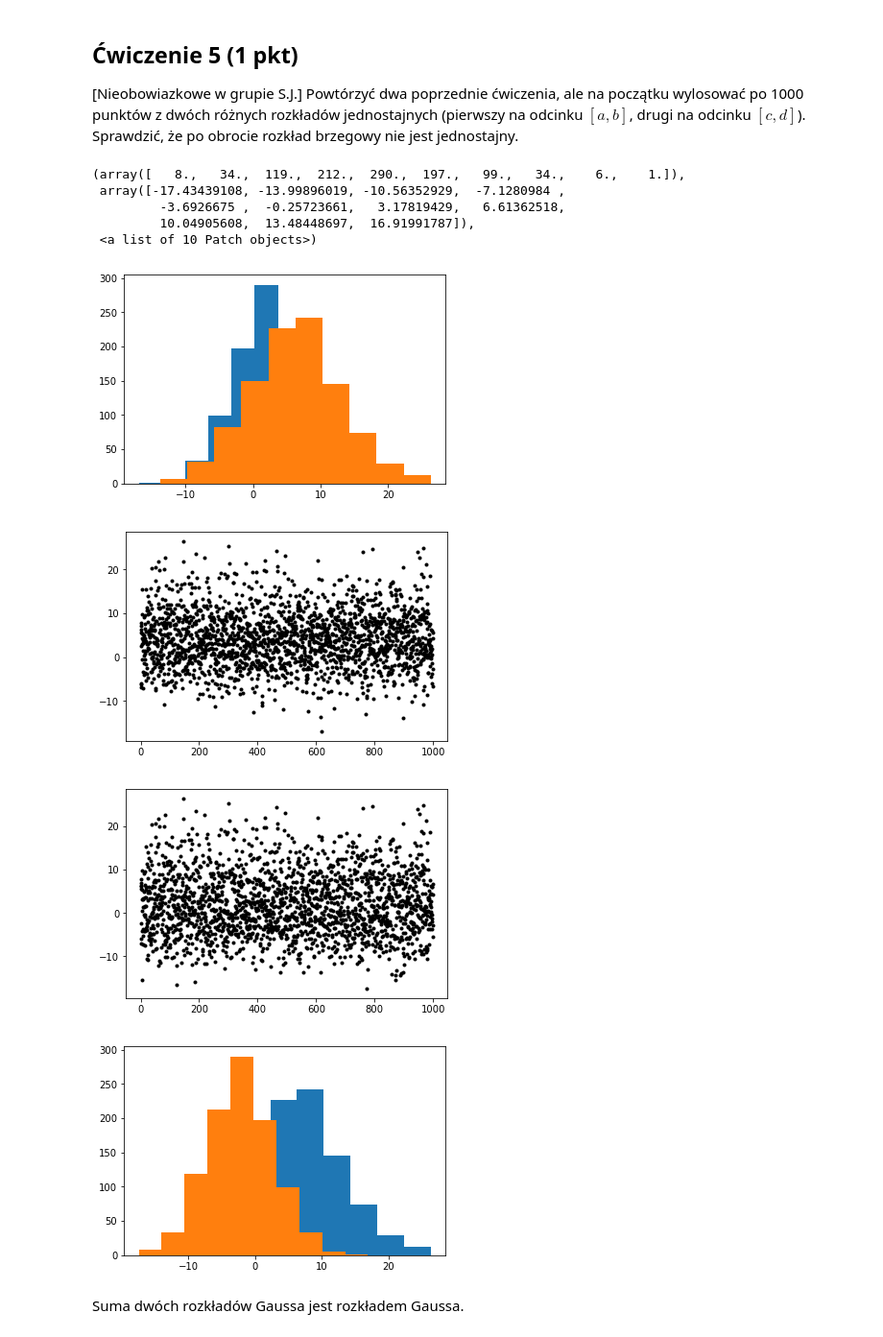
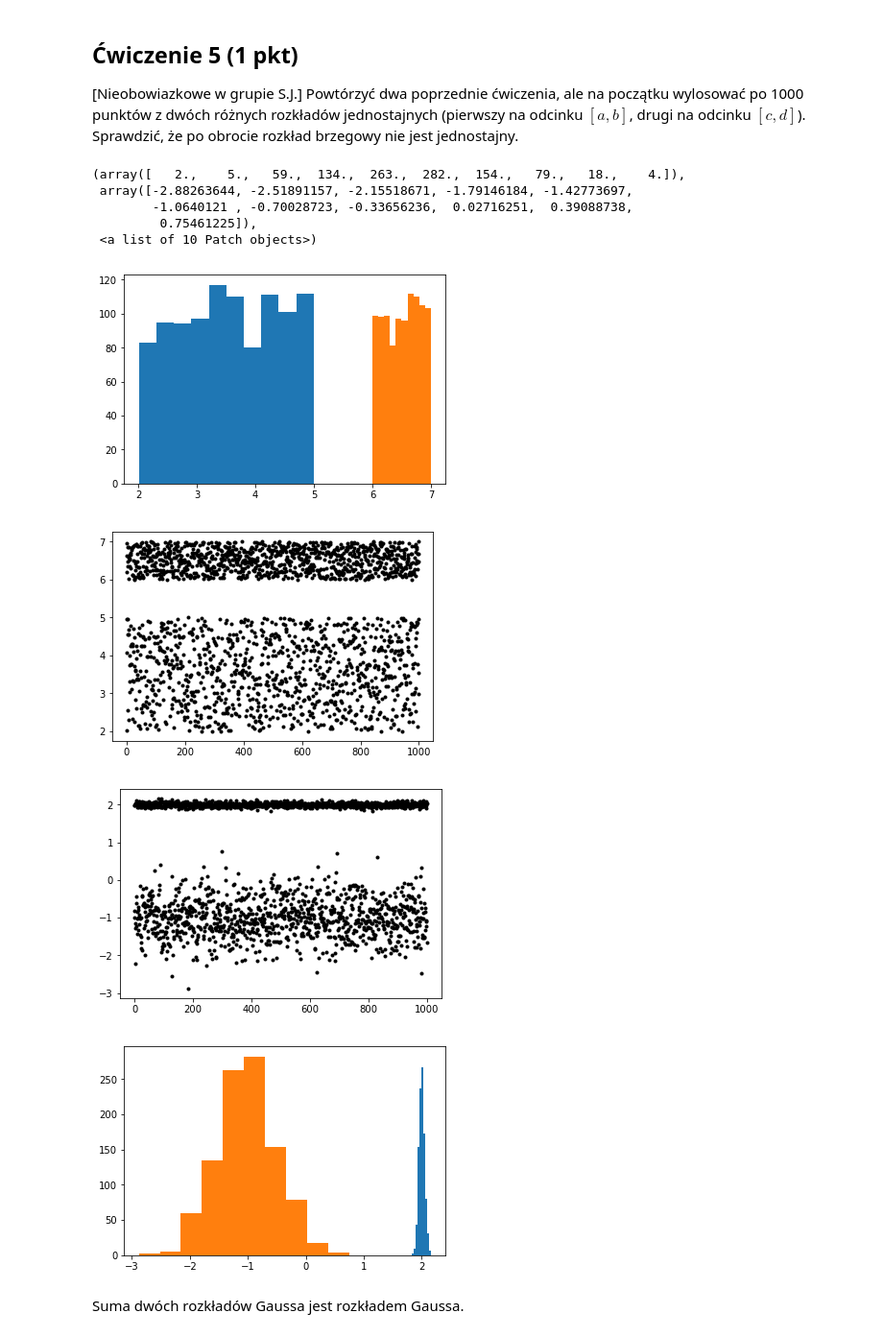
Before and after one commit to anyashka/MachineLearningUJ, a Jupyter notebook: L2b.ipynb, the cells around one changed output. Shown at 96% size. Drawn from its saved outputs; the diff is of its cells as text; code cells hidden in the pictures.

```diff
--- a/L2b.ipynb
+++ b/L2b.ipynb
@@ -134,8 +180,8 @@ Rozkład Gaussa można przesuwać, obracać i rozciągać (transformacje afinicz
 [Nieobowiazkowe w grupie S.J.] Wylosować dwie serie po 1000 punktów z dwóch różnych jednowymiarowych rozkładów Gaussa. Narysować histogramy. Następnie umieścić wyniki w tabeli 1000 na 2 i narysować rozkład produktowy (zaznaczyć wylosowane pary punktów na płaszczyźnie).
 # %%
 # spodziewany wynik - elipsa o osiach ustawionych równolegle do osi układu współrzędnych
-p1 = np.random.normal(0.0, 1.0, 1000)
-p2 = np.random.normal(0.0, 1.0, 1000)
+p1 = np.random.normal(1.0, 0.5, 1000)
+p2 = np.random.normal(2.0, 0.05, 1000)
 
 plt.figure()
 plt.hist(p1)
@@ -170,7 +216,7 @@ Narysować histogramy rozkładów brzegowych (czyli wziąć pierwszą współrz
 
 alpha = np.pi/2
 matrix = [[np.cos(alpha), -np.sin(alpha)], [np.sin(alpha), np.cos(alpha)]]
-table_new = np.dot(table, matrix)
+table_new = [np.dot(v, matrix) for v in table]
 plt.figure()
 plt.plot(table_new, marker='.', color='k', linestyle='none')
 
@@ -193,36 +239,36 @@ plt.hist(yh)
 [Nieobowiazkowe w grupie S.J.] Powtórzyć dwa poprzednie ćwiczenia, ale na początku wylosować po 1000 punktów z dwóch różnych rozkładów jednostajnych (pierwszy na odcinku $[a, b]$, drugi na odcinku $[c, d]$). Sprawdzić, że po obrocie rozkład brzegowy nie jest jednostajny.
 # %%
 # Spodziewany efekt - rozkład brzegowy ma kształt trapezu.
-pa = np.random.normal(2.0, 5.0, 1000)
-pc = np.random.normal(6.0, 7.0, 1000)
+pa = np.random.uniform(2.0, 5.0, 1000)
+pc = np.random.uniform(6.0, 7.0, 1000)
 
 plt.figure()
 plt.hist(pa)
 plt.hist(pc)
 
 plt.figure()
 table2 = [(pa[i], pc[i]) for i in range(0, len(pa))]
 plt.plot(table2, marker='.', color='k', linestyle='none')
 
-table_new2 = np.dot(table2, matrix)
+table_new2 = [np.dot(v, matrix) for v in table]
 plt.figure()
 plt.plot(table_new2, marker='.', color='k', linestyle='none')
 
 xh2 = [table_new2[i][0] for i in range(0, len(table_new))]
 yh2 = [table_new2[i][1] for i in range(0, len(table_new))]
 plt.figure()
 plt.hist(xh2)
 plt.hist(yh2)
 # %% [output]
-(array([   8.,   34.,  119.,  212.,  290.,  197.,   99.,   34.,    6.,    1.]),
- array([-17.43439108, -13.99896019, -10.56352929,  -7.1280984 ,
-         -3.6926675 ,  -0.25723661,   3.17819429,   6.61362518,
-         10.04905608,  13.48448697,  16.91991787]),
+(array([   2.,    5.,   59.,  134.,  263.,  282.,  154.,   79.,   18.,    4.]),
+ array([-2.88263644, -2.51891157, -2.15518671, -1.79146184, -1.42773697,
+        -1.0640121 , -0.70028723, -0.33656236,  0.02716251,  0.39088738,
+         0.75461225]),
  <a list of 10 Patch objects>)
-[figure, old version]
+[figure, new version]
-[figure, old version]
+[figure, new version]
-[figure, old version]
+[figure, new version]
-[figure, old version]
+[figure, new version]
 # %% [markdown]
 Suma dwóch rozkładów Gaussa jest rozkładem Gaussa.
 # %% [markdown]
```
Also changed, not shown: parts of 9 cells of this notebook, 9 other files.
